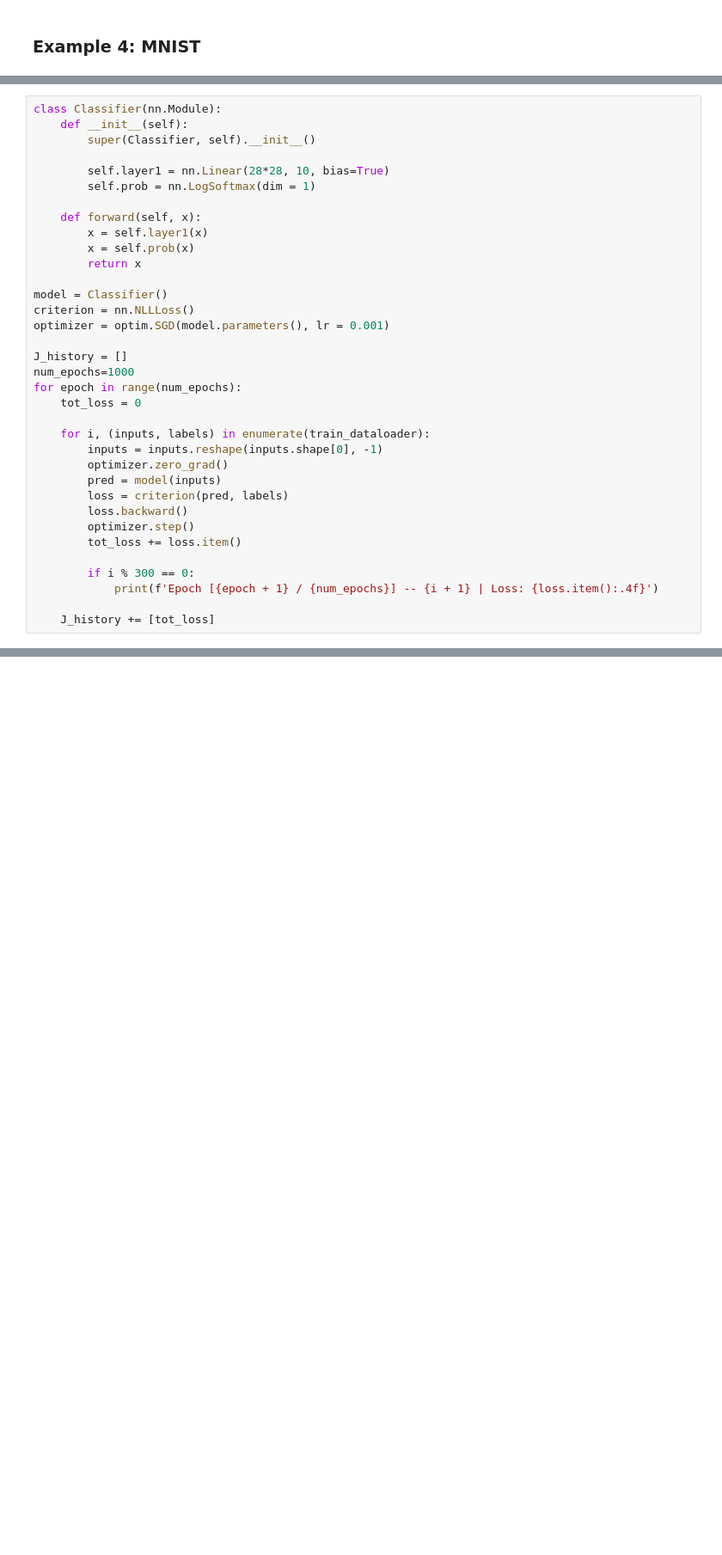
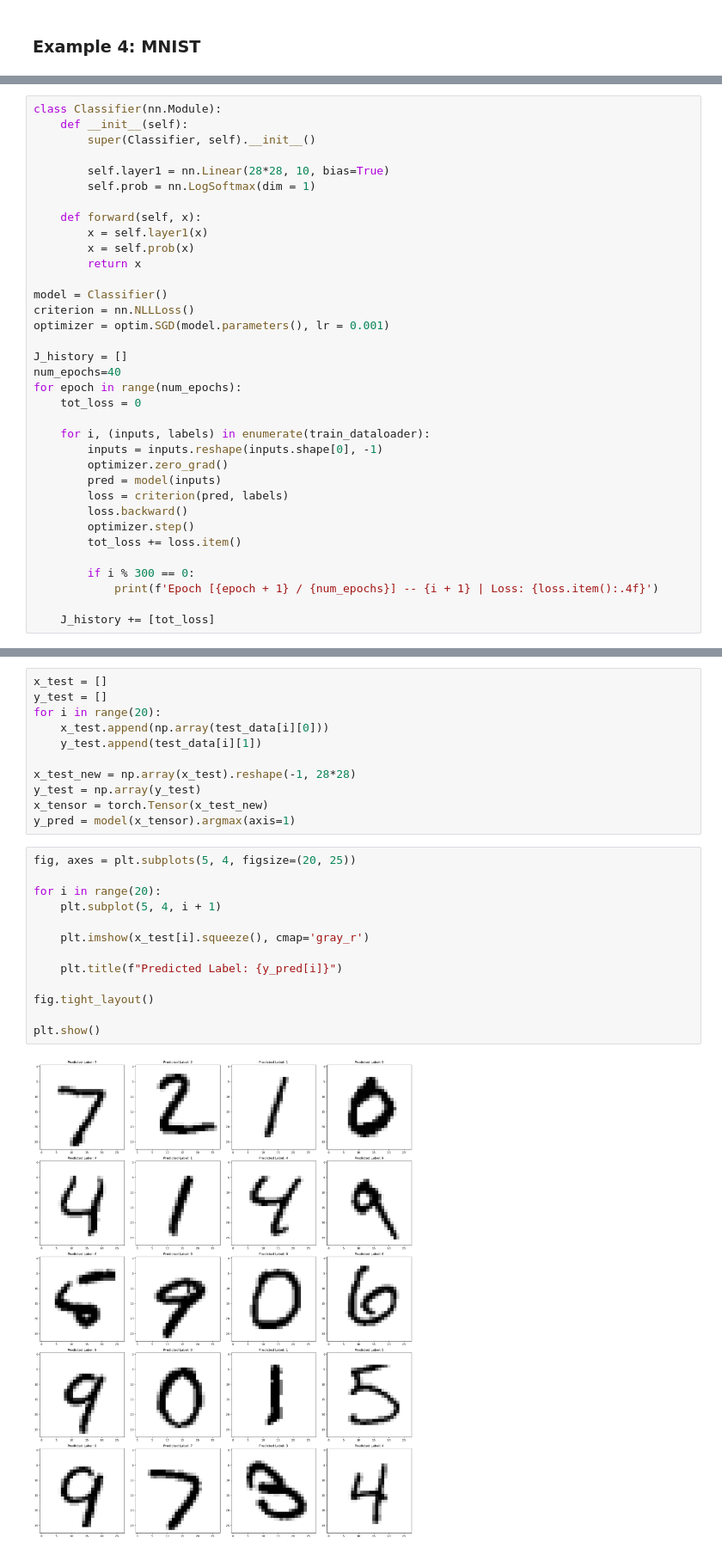
Before and after one commit to lamiselsayed/Computer-Vision-Repository, a Jupyter notebook: midterm prep/ann-cnn.ipynb, the cells around one changed output, grey strips where cells are left out. Shown at 86% size. Saved outputs shown, nothing was run; the diff lists cells and outputs as text; blank space fills up the shorter version.

```diff
--- a/midterm prep/ann-cnn.ipynb
+++ b/midterm prep/ann-cnn.ipynb
@@ -404,7 +404,7 @@ criterion = nn.NLLLoss()
 optimizer = optim.SGD(model.parameters(), lr = 0.001)
 
 J_history = []
-num_epochs=1000
+num_epochs=40
 for epoch in range(num_epochs):
     tot_loss = 0
 
@@ -448,0 +450,26 @@ plt.show()
+# %%
+x_test = []
+y_test = []
+for i in range(20):
+    x_test.append(np.array(test_data[i][0]))
+    y_test.append(test_data[i][1])
+
+x_test_new = np.array(x_test).reshape(-1, 28*28)
+y_test = np.array(y_test)
+x_tensor = torch.Tensor(x_test_new)
+y_pred = model(x_tensor).argmax(axis=1)
+# %%
+fig, axes = plt.subplots(5, 4, figsize=(20, 25))
+
+for i in range(20):
+    plt.subplot(5, 4, i + 1)
+
+    plt.imshow(x_test[i].squeeze(), cmap='gray_r')
+
+    plt.title(f"Predicted Label: {y_pred[i]}")
+
+fig.tight_layout()
+
+plt.show()
+# %% [output]
+[figure, added]
```
Also changed, not shown: parts of 16 cells of this notebook.
